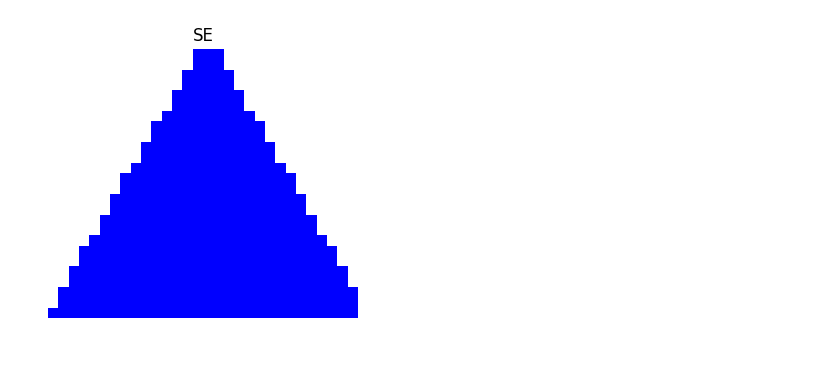
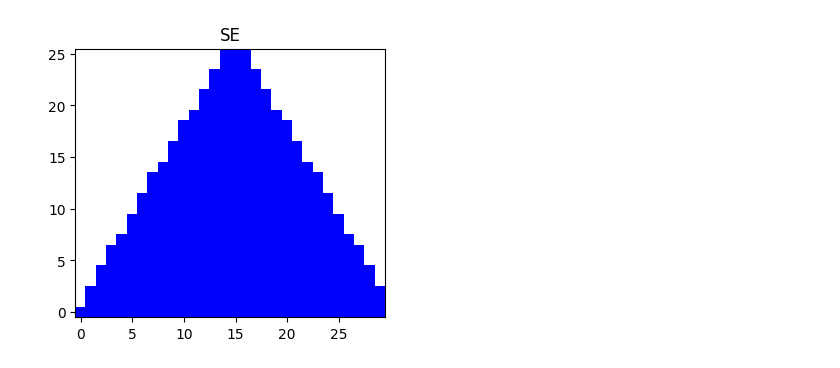
Before and after one commit to YANGCHIHUNG/DIP, a Jupyter notebook: hw5/morphology.ipynb, the cells around one changed output. Cells and saved outputs as stored; diff of their text form; code cells hidden in the pictures.

```diff
--- a/hw5/morphology.ipynb
+++ b/hw5/morphology.ipynb
@@ -120,9 +132,9 @@ plt.show()
 # %%
 plt.figure(figsize=(4,4))
 plt.imshow(se, cmap=cmap, origin='lower', aspect='equal')
 plt.title(f'SE')
-plt.axis('off')
+plt.axis('on')
 plt.show()
 # %% [output]
-[figure, old version]
+[figure, new version]
 # %%
```
Also changed, not shown: parts of 4 cells of this notebook, 6 other files.
